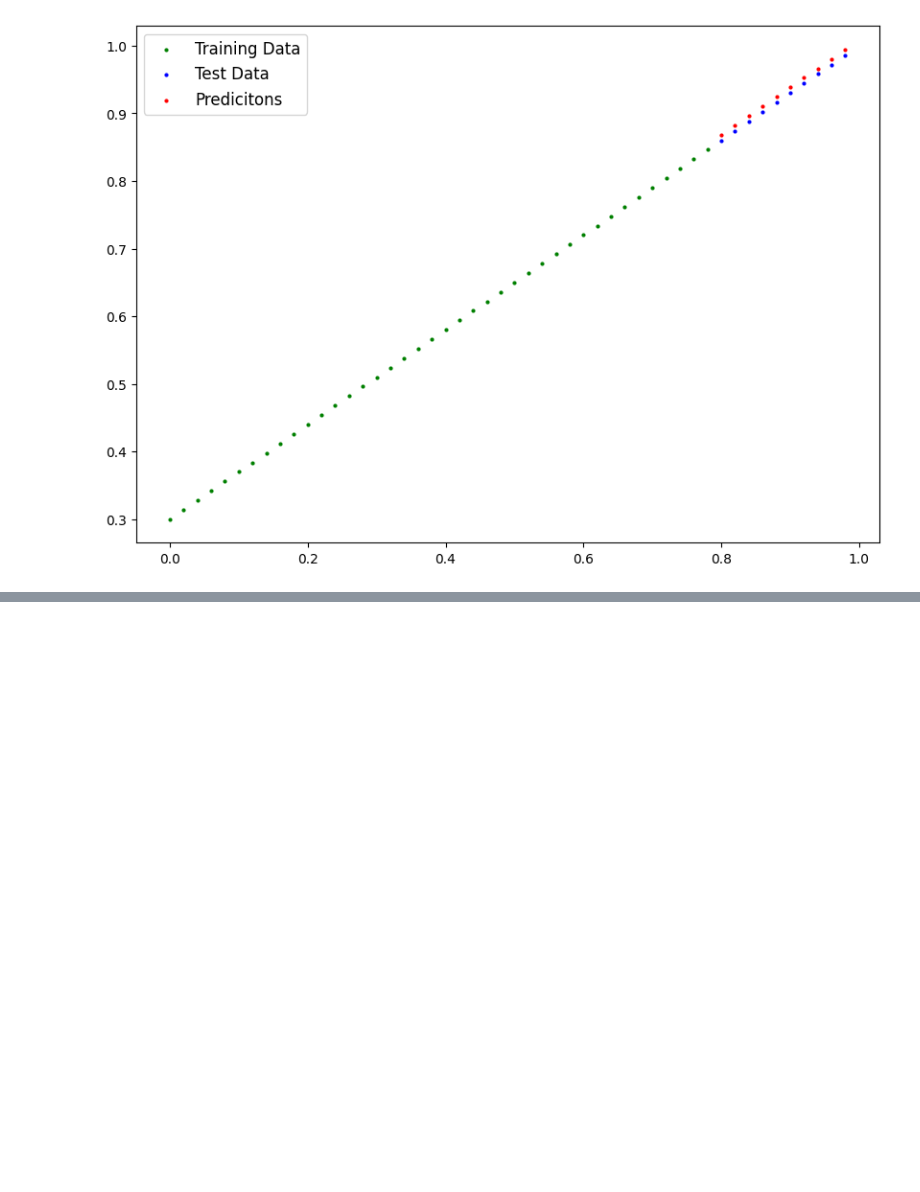
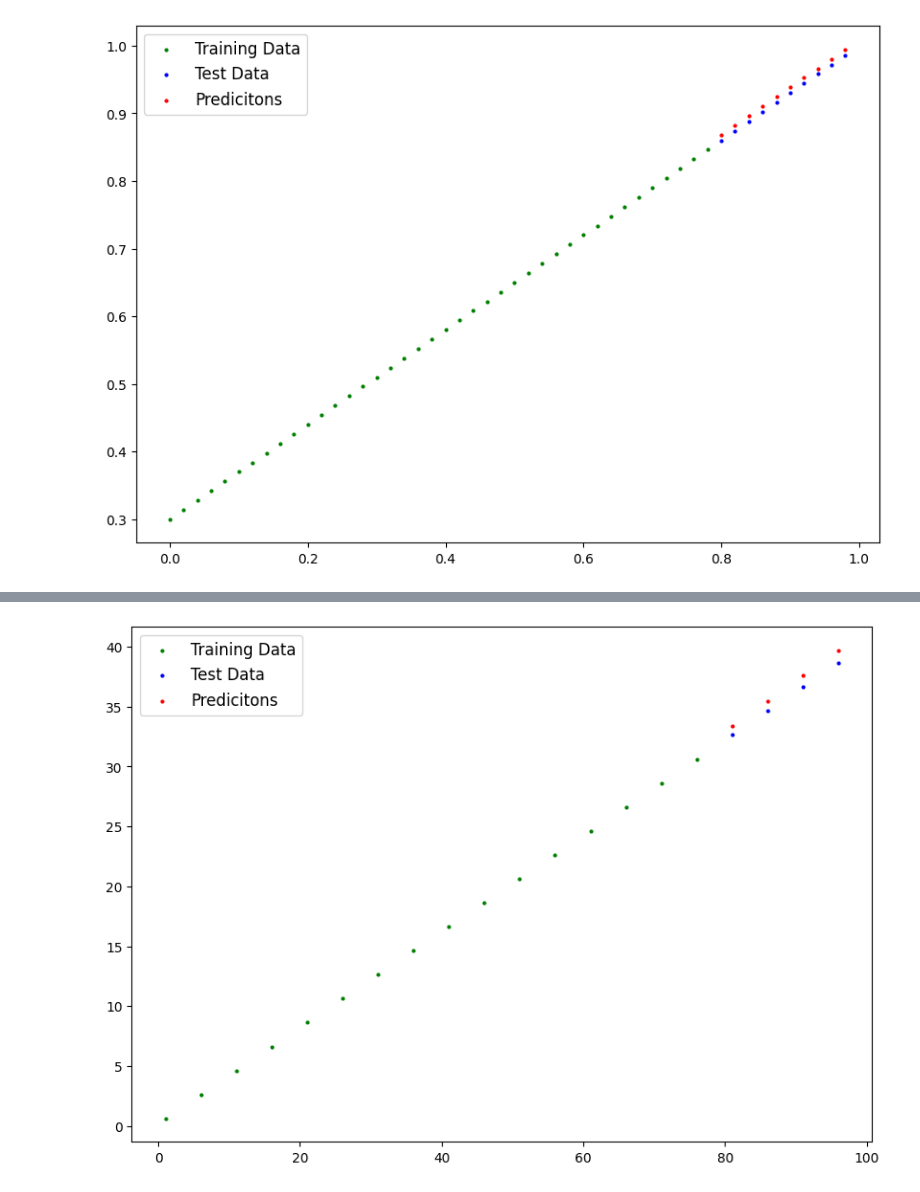
Before and after one commit to deeryakgun/pytorch-for-deep-learning-udemy-notes, a Jupyter notebook: 01_pytorch_workflow.ipynb, the cells around one changed output, grey strips where cells are left out. Saved outputs shown, nothing was run; the diff lists cells and outputs as text; code cells hidden in the pictures; blank space fills up the shorter version.

```diff
--- a/01_pytorch_workflow.ipynb
+++ b/01_pytorch_workflow.ipynb
@@ -308,0 +404,12 @@ plt.
+# %%
+#buil linear regression model
+class LinearRegressionModelV2(nn.Module):
+    def __init__(self):
+        super().__init__()
+        self.linear = nn.Linear(in_features = 1,
+                               out_features = 1)
+
+    def forward(self, x):
+        return self.linear(x)
+
+model_1 = LinearRegressionModelV2()
@@ -308,0 +445,21 @@ plt.
+# %%
+#Training a model
+loss_fn = nn.MSELoss()
+optimizer = torch.optim.SGD(model_1.parameters(), lr=0.0001)
+
+epochs = 10
+for epoch in range (epochs):
+    model_1.train()
+    y_preds = model_1(X_train)
+    train_loss = loss_fn(y_preds, y_train)
+
+    optimizer.zero_grad()
+    train_loss.backward()
+    optimizer.step()
+
+    model_1.eval()
+    with torch.inference_mode():
+        test_preds = model_1(X_test)
+        test_loss = loss_fn(test_preds, y_test)
+    if epoch%20 == 0:
+        print(f"Epoch: {epoch}, Train Loss: {train_loss}, Test Loss: {test_loss}")
@@ -308,0 +468,4 @@ plt.
+# %%
+plot_predictions(X_train, y_train, X_test, y_test, test_preds)
+# %% [output]
+[figure, added]
```
Also changed, not shown: parts of 14 cells of this notebook, 1 other file.
